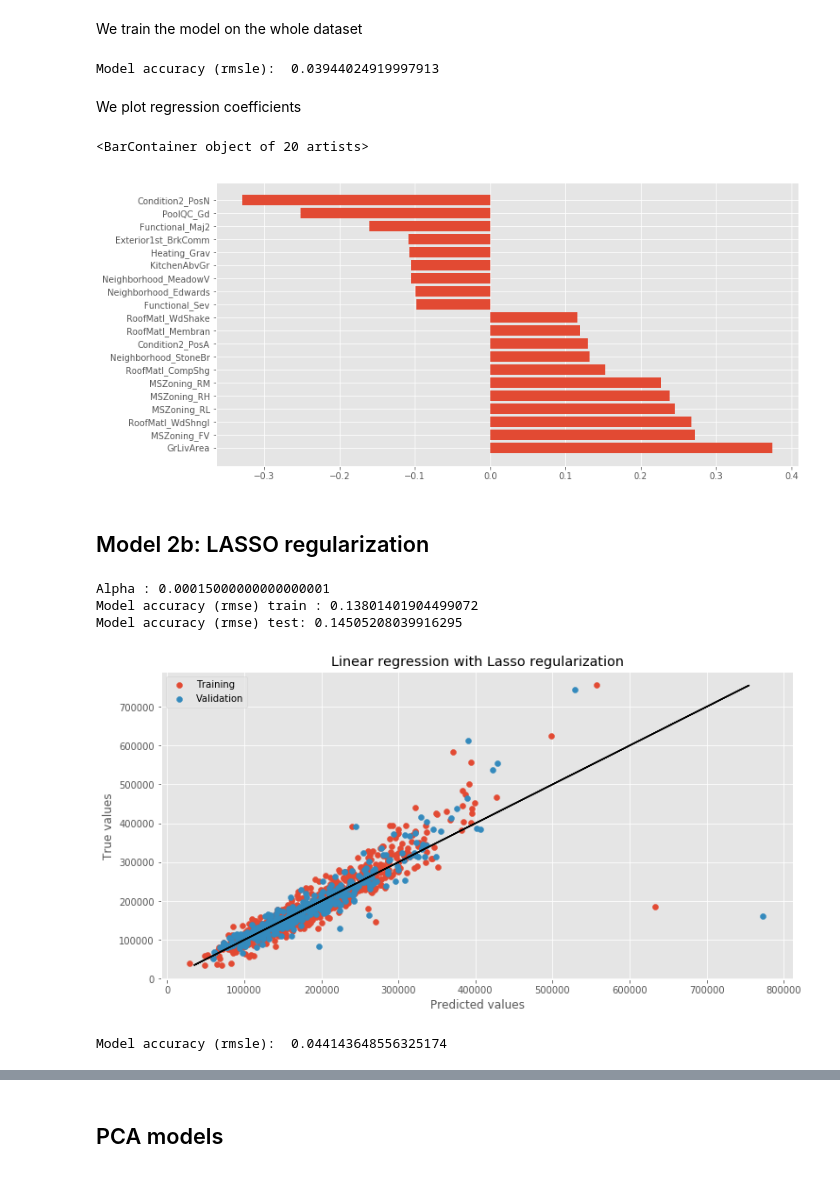
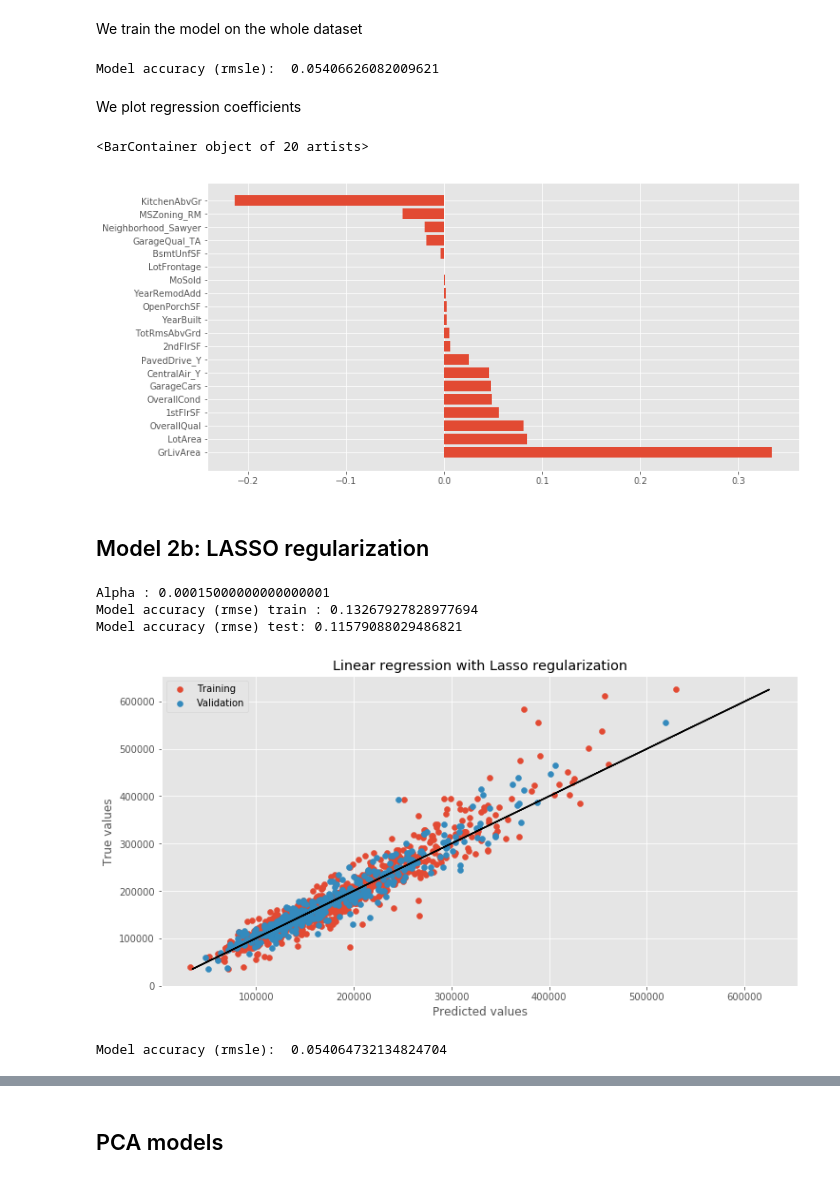
Before and after one commit to MikeStukalo/Ames, a Jupyter notebook: Regressions.ipynb, the cells around one changed output, grey strips where cells are left out. Saved outputs shown, nothing was run; the diff lists cells and outputs as text; code cells hidden in the pictures.

```diff
--- a/Regressions.ipynb
+++ b/Regressions.ipynb
@@ -408,25 +411,25 @@ Model test accuracy (rmsle):  0.06390929083976314
 We train the model on the whole dataset
 # %%
 model2a = Ridge(alpha=alpha)
-model2a.fit(X,y)
+model2a.fit(X_sel,y)
 
-score2a = rmsle(model2a, X, y)
+score2a = rmsle(model2a, X_sel, y)
 
-print('Model accuracy (rmsle): ', rmsle(model2a, X, y))
+print('Model accuracy (rmsle): ', rmsle(model2a, X_sel, y))
 # %% [output]
-Model accuracy (rmsle):  0.03944024919997913
+Model accuracy (rmsle):  0.05406626082009621
 # %% [markdown]
 We plot regression coefficients
 # %%
-coefs = pd.DataFrame({'Feature':X.columns.values, 'Coefficient':model2a.coef_})
+coefs = pd.DataFrame({'Feature':X_sel.columns.values, 'Coefficient':model2a.coef_})
 
 # Plot the most important features
 coefs['sort'] = coefs.Coefficient.abs()
 coefs = coefs.sort_values('sort', ascending=False).drop('sort', axis=1).head(20).sort_values('Coefficient', ascending=False)
 plt.barh(coefs.Feature, coefs.Coefficient)
 # %% [output]
 <BarContainer object of 20 artists>
-[figure, old version]
+[figure, new version]
 # %% [markdown]
 ## Model 2b: LASSO regularization
 # %%
@@ -467,17 +470,17 @@ plt.savefig('./output/figX.png', dpi=300)
 plt.show()
 # %% [output]
 Alpha : 0.00015000000000000001
-Model accuracy (rmse) train : 0.13801401904499072
-Model accuracy (rmse) test: 0.14505208039916295
+Model accuracy (rmse) train : 0.13267927828977694
+Model accuracy (rmse) test: 0.11579088029486821
-[figure, old version]
+[figure, new version]
 # %%
 model2b = Lasso(alpha=alpha)
-model2b.fit(X,y)
+model2b.fit(X_sel,y)
 
-score2b = rmsle(model2b, X, y)
+score2b = rmsle(model2b, X_sel, y)
 
-print('Model accuracy (rmsle): ', rmsle(model2b, X, y))
+print('Model accuracy (rmsle): ', rmsle(model2b, X_sel, y))
 # %% [output]
-Model accuracy (rmsle):  0.044143648556325174
+Model accuracy (rmsle):  0.054064732134824704
 # %%
 # Plot important coefficients
```
Also changed, not shown: parts of 23 cells of this notebook, 41 other files.
